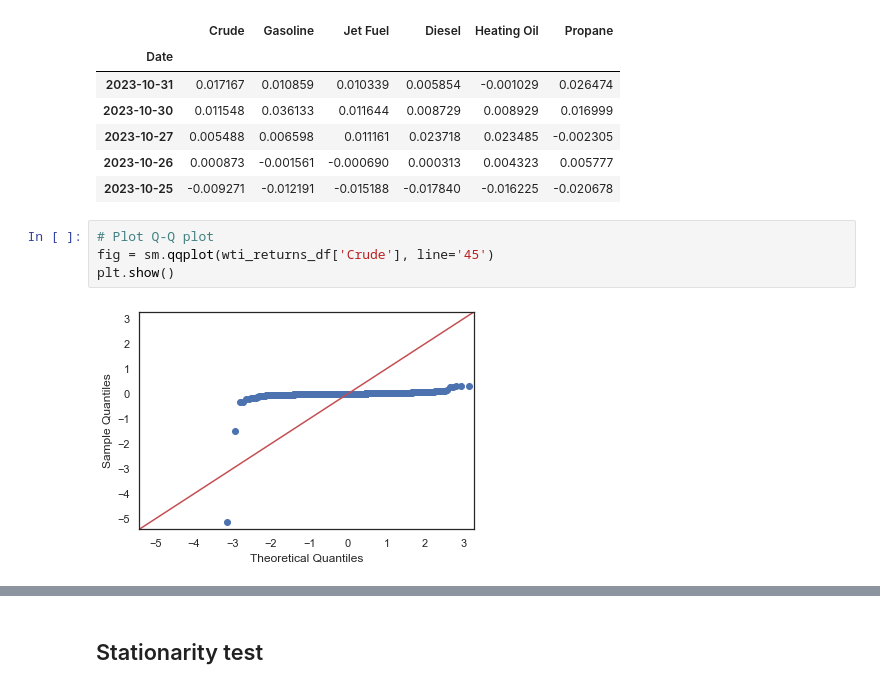
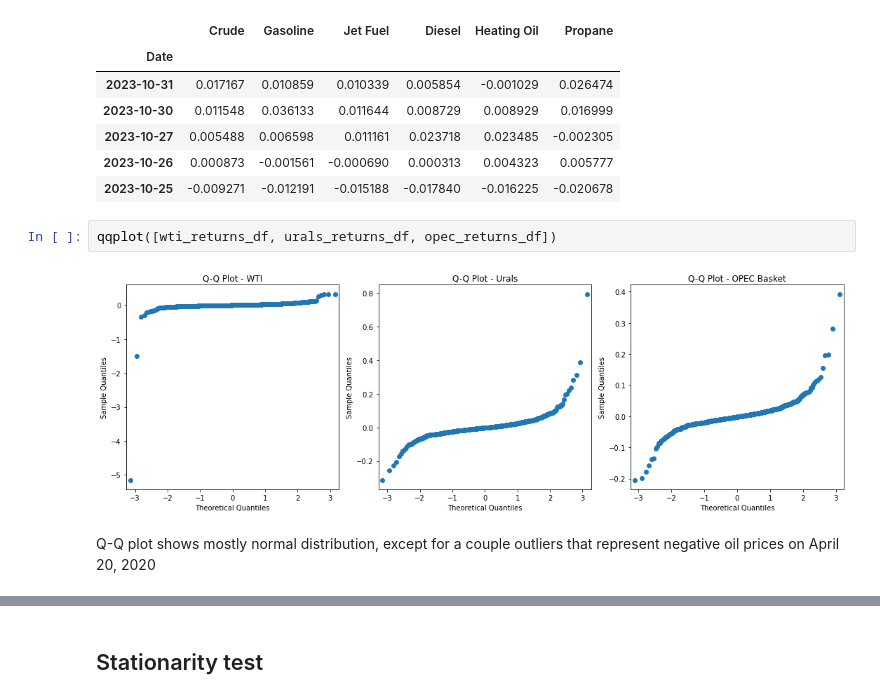
Before and after one commit to timdanilov/capstone-project, a Jupyter notebook: capstone.ipynb, the cells around one changed output, grey strips where cells are left out. Drawn from its saved outputs; the diff is of its cells as text.

```diff
--- a/capstone.ipynb
+++ b/capstone.ipynb
@@ -429,12 +501,12 @@ OPEC Basket
 | 2023-10-27 | 0.005488 | 0.006598 | 0.011161 | 0.023718 | 0.023485 | -0.002305 |
 | 2023-10-26 | 0.000873 | -0.001561 | -0.000690 | 0.000313 | 0.004323 | 0.005777 |
 | 2023-10-25 | -0.009271 | -0.012191 | -0.015188 | -0.017840 | -0.016225 | -0.020678 |
-# %%
-# Plot Q-Q plot
-fig = sm.qqplot(wti_returns_df['Crude'], line='45')
-plt.show()
-# %% [output]
-[figure, removed]
+# %%
+qqplot([wti_returns_df, urals_returns_df, opec_returns_df])
+# %% [output]
+[figure, added]
+# %% [markdown]
+Q-Q plot shows mostly normal distribution, except for a couple outliers that represent negative oil prices on April 20, 2020
 # %%
 plot_corr_matrix([wti_returns_df, urals_returns_df, opec_returns_df])
 # %% [output]
```
Also changed, not shown: parts of 26 cells of this notebook, 1 other file.
